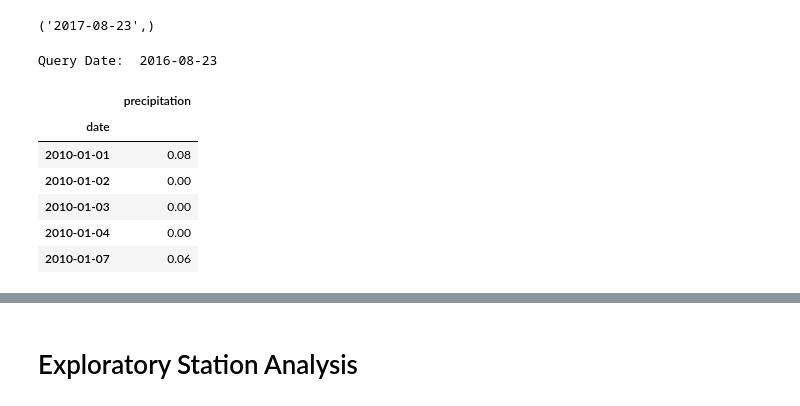
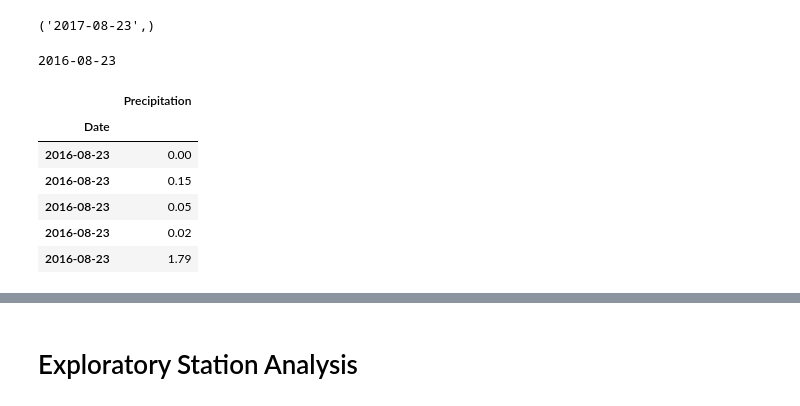
Before and after one commit to stefanyl/sqlalchemy-challenge, a Jupyter notebook: climate_starter.ipynb, the cells around one changed output, grey strips where cells are left out. Saved outputs shown, nothing was run; the diff lists cells and outputs as text; code cells hidden in the pictures.

```diff
--- a/climate_starter.ipynb
+++ b/climate_starter.ipynb
@@ -48,26 +49,29 @@ session.query(Measurement.date).order_by(Measurement.date.desc()).first()
 # Starting from the most recent data point in the database.
 
 # Calculate the date one year from the last date in data set.
-query_date = dt.date(2017, 8, 23) - dt.timedelta(days=365)
-print("Query Date: ", query_date)
+year_ago = dt.date(2017, 8, 23) - dt.timedelta(days=365)
+print(year_ago)
 # %% [output]
-Query Date:  2016-08-23
+2016-08-23
+# %%
+# Perform a query to retrieve the data ('date') and precipitation ('prcp') scores
+date_prcp = session.query(Measurement.date, Measurement.prcp).\
+    filter(Measurement.date >= year_ago, Measurement.prcp != None).\
+    order_by(Measurement.date).all()
 # %%
-# Perform a query to retrieve the data ('date') and precipitation ('prcp') scores
-date_prcp = session.query(Measurement.date, Measurement.prcp)
-
 # Save the query results as a Pandas DataFrame and set the index to the date column
 # Sort the dataframe by date. Drop the NaN results.
-precip_df = pd.DataFrame(date_prcp, columns=['date', 'precipitation']).dropna()
-precip_df.set_index('date', inplace=True)
+precip_df = pd.DataFrame(date_prcp, columns=['Date', 'Precipitation']).dropna()
+precip_df.set_index('Date', inplace=True)
+#precip_df = precip_df.sort_values(by='date')
 precip_df.head()
 # %% [output]
-|  | precipitation |
-| date |  |
-| 2010-01-01 | 0.08 |
-| 2010-01-02 | 0.00 |
-| 2010-01-03 | 0.00 |
-| 2010-01-04 | 0.00 |
-| 2010-01-07 | 0.06 |
+|  | Precipitation |
+| Date |  |
+| 2016-08-23 | 0.00 |
+| 2016-08-23 | 0.15 |
+| 2016-08-23 | 0.05 |
+| 2016-08-23 | 0.02 |
+| 2016-08-23 | 1.79 |
 # %%
 # Use Pandas Plotting with Matplotlib to plot the data
```
Also changed, not shown: parts of 5 cells of this notebook.
